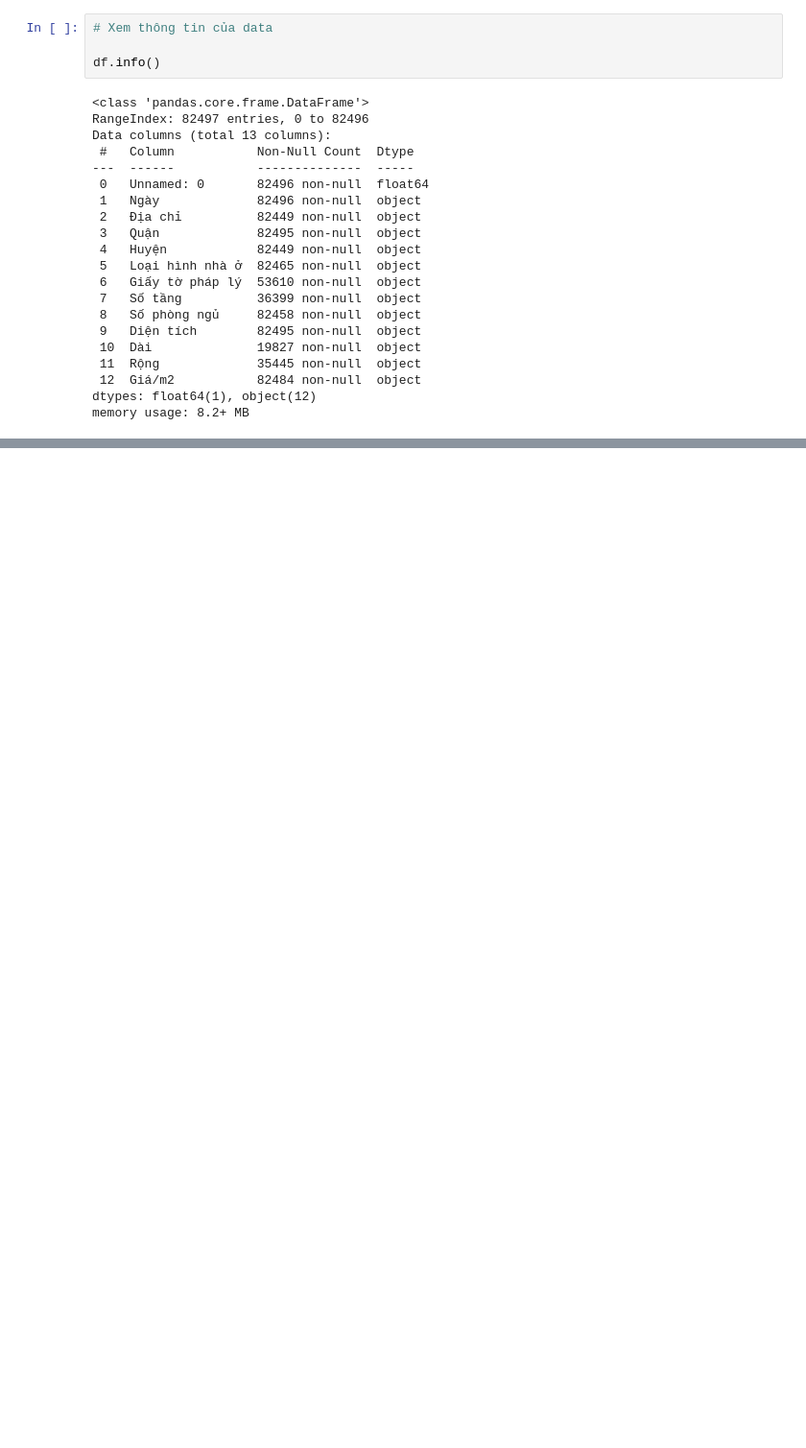
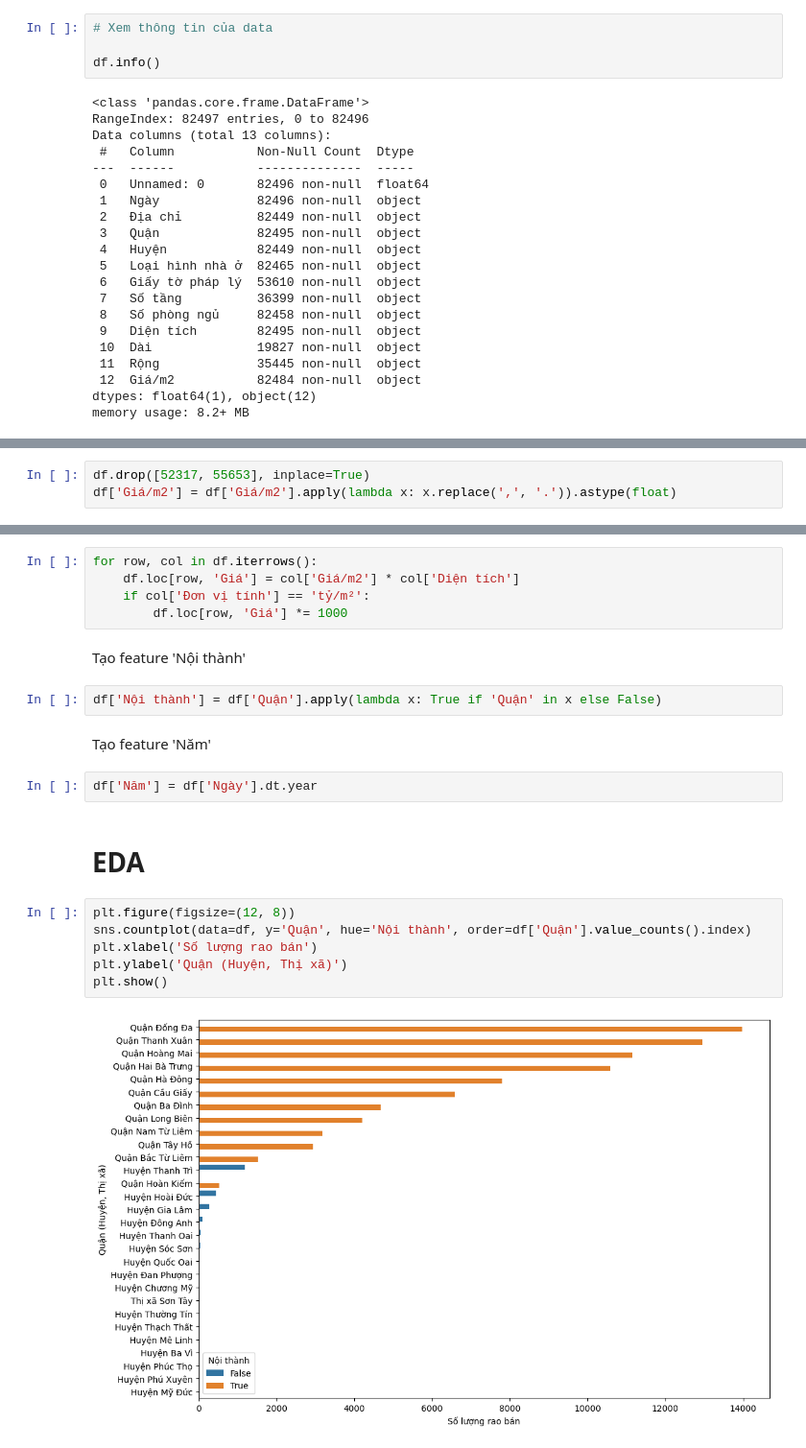
Before and after one commit to tdbui1209/category_dtype_hanoi_saleprice, a Jupyter notebook: hanoi_fix.ipynb, the cells around one changed output, grey strips where cells are left out. Shown: that part at 96% size. Saved outputs shown, nothing was run; the diff lists cells and outputs as text; blank space fills up the shorter version.

Commit message:
data cleaning

```diff
--- a/hanoi_fix.ipynb
+++ b/hanoi_fix.ipynb
@@ -206,0 +608,3 @@ plt.show()
+# %%
+df.drop([52317, 55653], inplace=True)
+df['Giá/m2'] = df['Giá/m2'].apply(lambda x: x.replace(',', '.')).astype(float)
@@ -206,0 +616,23 @@ plt.show()
+# %%
+for row, col in df.iterrows():
+    df.loc[row, 'Giá'] = col['Giá/m2'] * col['Diện tích']
+    if col['Đơn vị tính'] == 'tỷ/m²':
+        df.loc[row, 'Giá'] *= 1000
+# %% [markdown]
+Tạo feature 'Nội thành'
+# %%
+df['Nội thành'] = df['Quận'].apply(lambda x: True if 'Quận' in x else False)
+# %% [markdown]
+Tạo feature 'Năm'
+# %%
+df['Năm'] = df['Ngày'].dt.year
+# %% [markdown]
+# EDA
+# %%
+plt.figure(figsize=(12, 8))
+sns.countplot(data=df, y='Quận', hue='Nội thành', order=df['Quận'].value_counts().index)
+plt.xlabel('Số lượng rao bán')
+plt.ylabel('Quận (Huyện, Thị xã)')
+plt.show()
+# %% [output]
+[figure, added]
```
Also changed, not shown: parts of 113 cells of this notebook.
